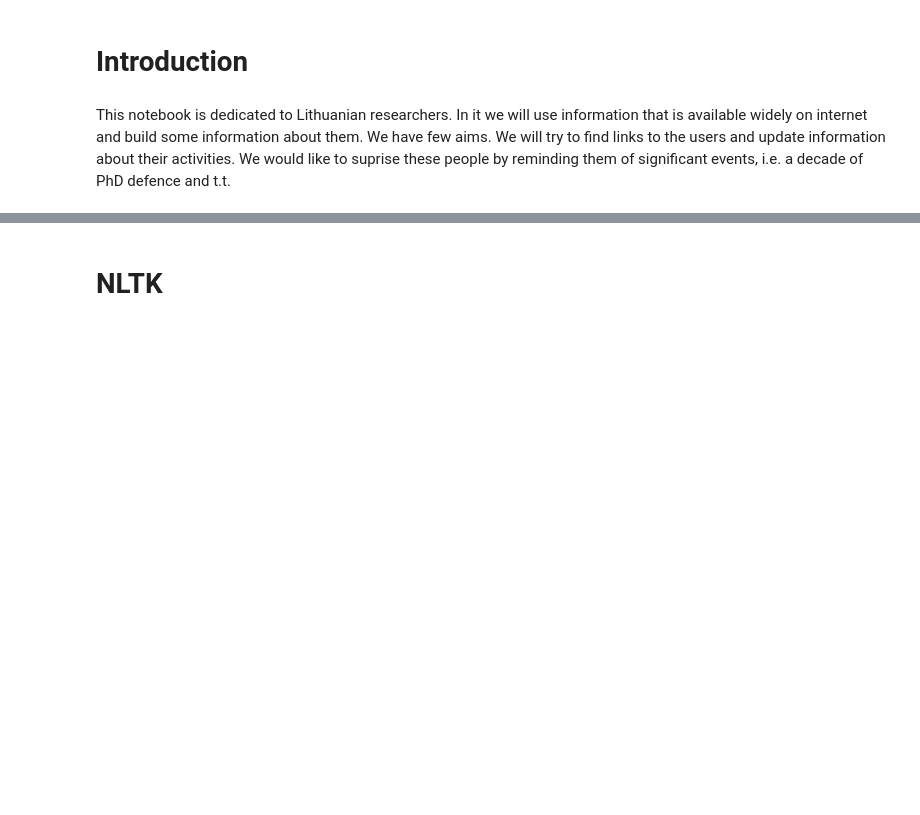
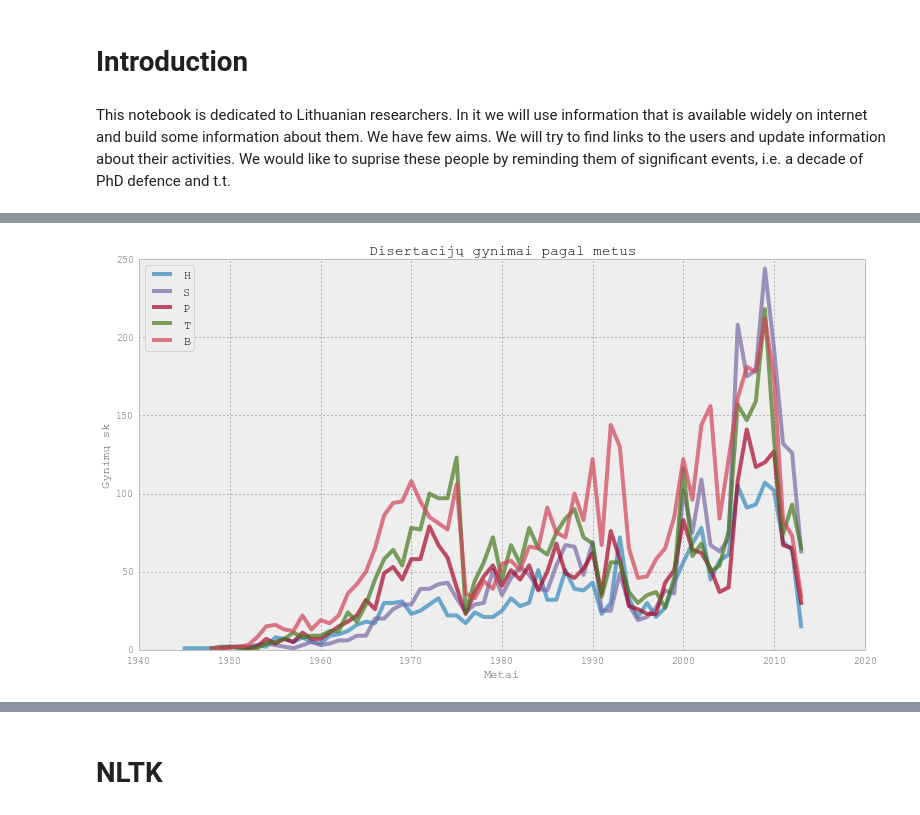
Before and after one commit to aidiss/Lithuanian-Academic-Circles-and-Their-Networks, a Jupyter notebook: PhD defenses 1950-2008.ipynb, the cells around one changed output, grey strips where cells are left out. Saved outputs shown, nothing was run; the diff lists cells and outputs as text; code cells hidden in the pictures; blank space fills up the shorter version.

```diff
--- a/PhD defenses 1950-2008.ipynb
+++ b/PhD defenses 1950-2008.ipynb
@@ -8,11 +3,16 @@
 # %% [markdown]
 This notebook is dedicated to Lithuanian researchers. In it we will use information that is available widely on internet and build some information about them. We have few aims. We will try to find links to the users and update information about their activities. We would like to suprise these people by reminding them of significant events, i.e. a decade of PhD defence and t.t.
 # %%
-from functions import *
 import pandas as pd
-result = html_to_one_txt()
-transition = [from_raw_to_clean(x) for x in result]
-COLUMNS = ['dkt_vrd', 'tema', 'dkt_lps', 'data_lks', 'dkt_dsc', 'rng_ins']
-df = pd.DataFrame([x[0] for x in transition], columns=COLUMNS )
-df = tvarkyk(df) #
-df.head()
+from mydraws import *
+from mysearches import *
+
+#from functions import *
+#result = html_to_one_txt()
+#transition = [from_raw_to_clean(x) for x in result]
+#COLUMNS = ['dkt_vrd', 'tema', 'dkt_lps', 'data_lks', 'dkt_dsc', 'rng_ins']
+#df = pd.DataFrame([x[0] for x in transition], columns=COLUMNS )
+#df = tvarkyk(df) #
+
+df = pd.read_pickle('maindataframe.pkl')
+dfnauji= pd.read_pickle('gynimai2006-2014.pkl')
@@ -95,0 +27,4 @@ def draw1(sritis):
+# %%
+draw_history(df)
+# %% [output]
+[figure, added]
```
Also changed, not shown: parts of 25 cells of this notebook, 11 other files.
